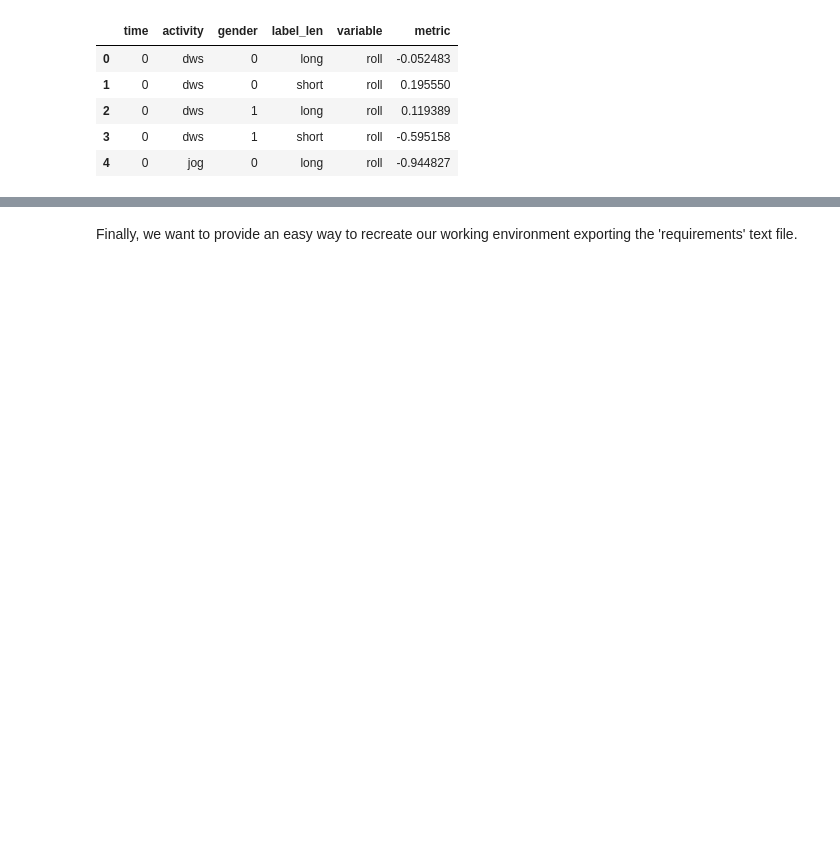
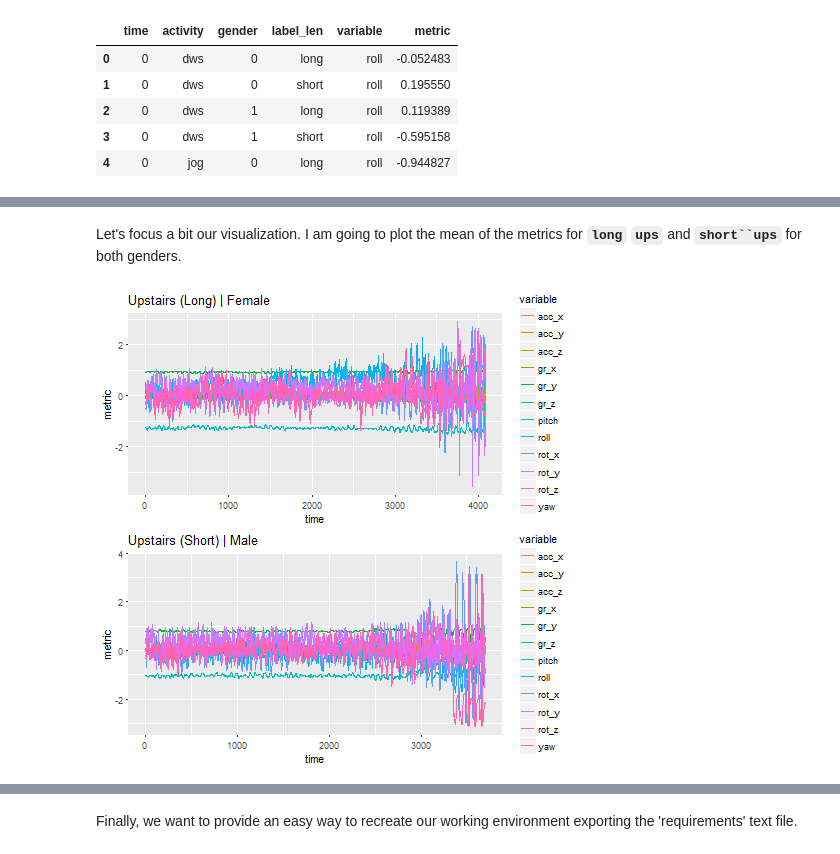
Before and after one commit to raquelredo/Projects, a Jupyter notebook: Machine Learning/Mobile_ts/mobile_ts.ipynb, the cells around one changed output, grey strips where cells are left out. Saved outputs shown, nothing was run; the diff lists cells and outputs as text; code cells hidden in the pictures; blank space fills up the shorter version.

```diff
--- a/Machine Learning/Mobile_ts/mobile_ts.ipynb
+++ b/Machine Learning/Mobile_ts/mobile_ts.ipynb
@@ -392,0 +387,11 @@ f+facet_grid(gender~activity)
+# %% [markdown]
+Let's focus a bit our visualization. I am going to plot the mean of the metrics for **`long` `ups`** and **`short``ups`** for both genders.
+# %%
+%%R
+plot1<- df2 %>% filter(label_len == "long", activity =="ups", gender ==0) %>%
+ggplot(aes(time, metric, col=variable)) + geom_line() + ggtitle("Upstairs (Long) | Female")
+plot2<-df2 %>% filter(label_len == "long", activity == "ups", gender ==1) %>%
+ggplot(aes(time, metric, col=variable)) + geom_line() + ggtitle("Upstairs (Short) | Male")
+grid.arrange(plot1, plot2)
+# %% [output]
+[figure, added]
```
Also changed, not shown: parts of 11 cells of this notebook, 7 other files.
